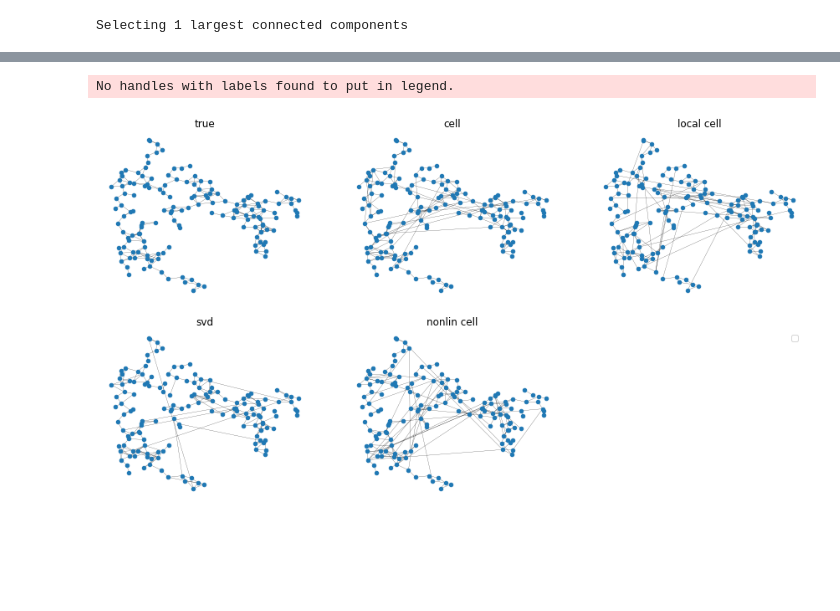
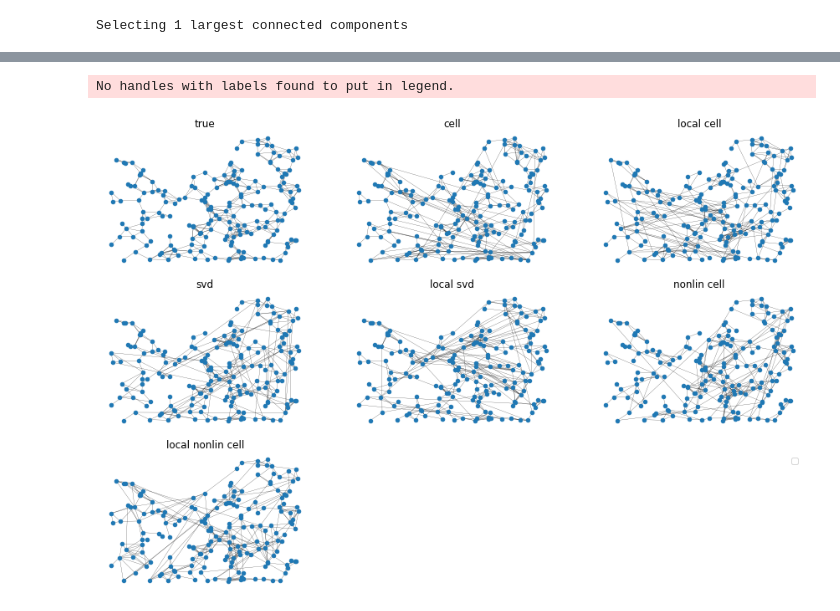
Before and after one commit to sverdoot/netgan-without-gan, a Jupyter notebook: notebooks/eps_neighbour_graph.ipynb, the cells around one changed output, grey strips where cells are left out. Cells and saved outputs as stored; diff of their text form; code cells hidden in the pictures; blank space fills up the shorter version.

```diff
--- a/notebooks/eps_neighbour_graph.ipynb
+++ b/notebooks/eps_neighbour_graph.ipynb
@@ -35,4 +35,5 @@ Selecting 1 largest connected components
 # %%
 with np.load('../data/eps_neighbour_graph.npz', allow_pickle=True) as loader:
     coos = loader['coos']
-    coos = coos[lcc, :]
+    # coos = coos[:, :2]
+    coos = coos[lcc, :2]
@@ -50,7 +55,7 @@ val_share = 0.05
 test_share = 0.1
 seed = 42 #481516234
 
-train_ones, val_ones, val_zeros, test_ones, test_zeros = utils.train_val_test_split_adjacency(_A_obs, val_share, test_share, seed, undirected=True, connected=True, asserts=False)
+train_ones, val_ones, val_zeros, test_ones, test_zeros = utils.train_val_test_split_adjacency(_A_obs, val_share, test_share, seed, connected=True, undirected=True, asserts=False)
 
 train_graph = sp.coo_matrix((np.ones(len(train_ones)),(train_ones[:,0], train_ones[:,1]))).tocsr()
 assert (train_graph.toarray() == train_graph.toarray().T).all()
@@ -121,0 +127,7 @@ ROC-AUC: 0.8158482142857143, AVG_PREC: 0.8020617414936347
+# %%
+method = 'local svd'
+options = dict(g_type='svd', loss_fn='local_cell')
+
+stat_df, generated_graphs = run(**options)
+df[method] = stat_df
+Gs[method] = generated_graphs[0]
@@ -132,0 +149,7 @@ ROC-AUC: 0.8225446428571429, AVG_PREC: 0.8544200296937886
+# %%
+method = 'local nonlin cell'
+options = dict(g_type='fc', loss_fn='local_cell')
+
+stat_df, generated_graphs = run(**options)
+df[method] = stat_df
+Gs[method] = generated_graphs[0]
@@ -154,18 +181,18 @@ df
 # %%
 import itertools
 
-fig, axs = plt.subplots(nrows=2, ncols=3, figsize=(15, 8))
+fig, axs = plt.subplots(nrows=3, ncols=3, figsize=(15, 10))
 
-methods = ['true', 'cell', 'local cell', 'svd', 'nonlin cell']
+methods = ['true', 'cell', 'local cell', 'svd', 'local svd', 'nonlin cell', 'local nonlin cell']
 for ax, name in zip(itertools.chain.from_iterable(axs), methods):
     G = nx.from_numpy_array(Gs[name].toarray())
     nx.draw(G, node_size=20, width=0.2, pos=coos, ax=ax)
     ax.set_title(name)
 for ax in list(itertools.chain.from_iterable(axs))[len(methods):]:
     ax.axis('off')
 plt.legend()
 plt.savefig('../img/eps_neighbour_graph.png')
 plt.show()
 # %% [output]
 No handles with labels found to put in legend.
-[figure, old version]
+[figure, new version]
```
Also changed, not shown: parts of 9 cells of this notebook, 4 other files.
